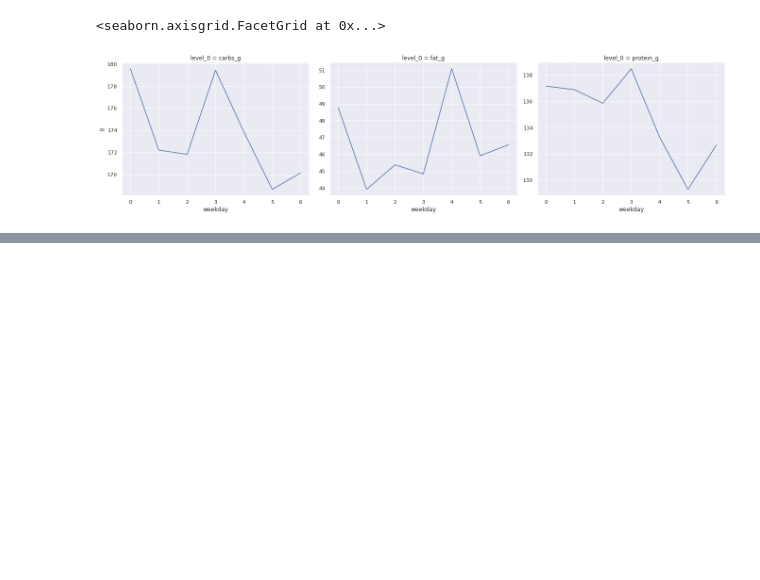
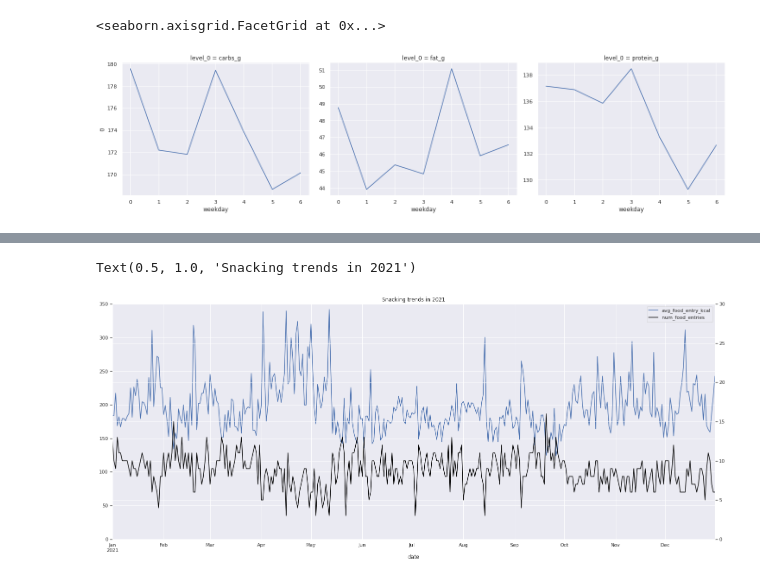
Before and after one commit to ismailmo1/mfp-wrapped, a Jupyter notebook: food_eda.ipynb, the cells around one changed output, grey strips where cells are left out. Cells and saved outputs as stored; diff of their text form; code cells hidden in the pictures; blank space fills up the shorter version.

```diff
--- a/food_eda.ipynb
+++ b/food_eda.ipynb
@@ -336,0 +364,13 @@ g.map(sns.lineplot, "weekday", 0)
+# %%
+snacking_df.reset_index(inplace=True)
+ax = snacking_df.plot(x='date', y='avg_food_entry_kcal', legend=False)
+ax2 = ax.twinx()
+ax.set_ylim(0,350)
+snacking_df.plot(x='date', y='num_food_entries', ax=ax2, color='black',legend=False)
+ax2.set_ylim(0,30)
+ax.figure.legend(loc ='upper right',  bbox_to_anchor=(0.9,0.88))
+ax.figure.set_size_inches((25,10))
+ax.set_title("Snacking trends in 2021")
+# %% [output]
+Text(0.5, 1.0, 'Snacking trends in 2021')
+[figure, added]
```
Also changed, not shown: parts of 13 cells of this notebook.
